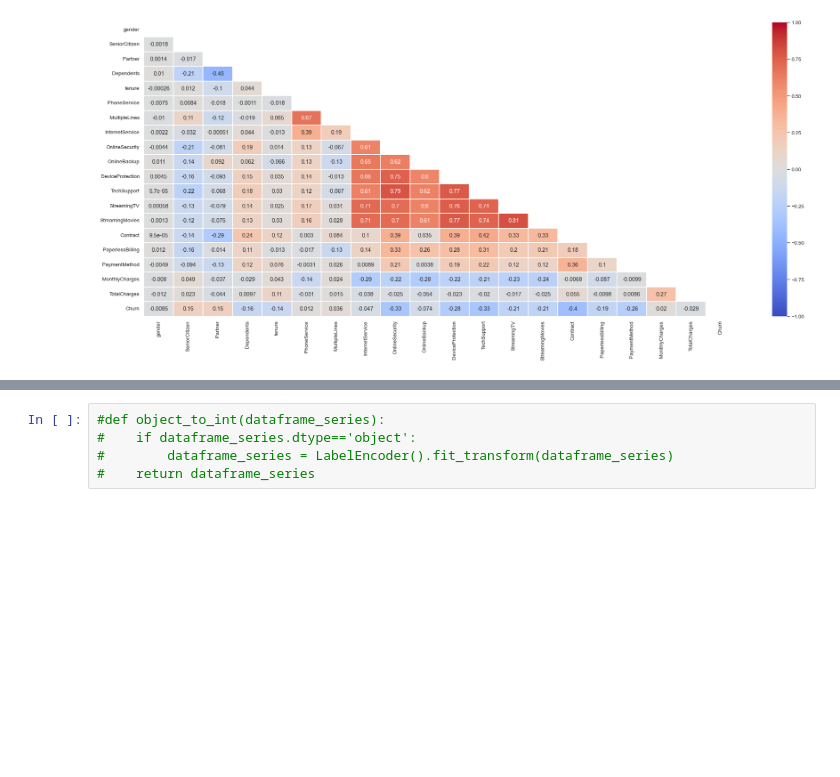
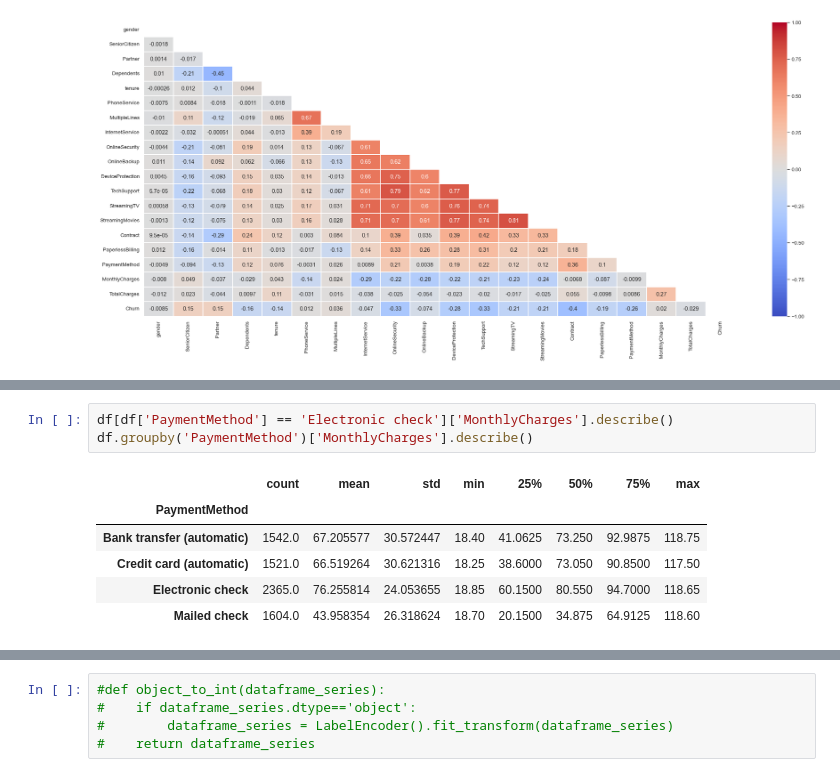
Before and after one commit to Ahmed-Estiak/customer-churn-demo, a Jupyter notebook: customer-churn1demo.ipynb, the cells around one changed output, grey strips where cells are left out. Drawn from its saved outputs; the diff is of its cells as text; blank space fills up the shorter version.

```diff
--- a/customer-churn1demo.ipynb
+++ b/customer-churn1demo.ipynb
@@ -1107,0 +1161,10 @@ ax = sns.heatmap(corr, mask=mask, xticklabels=corr.columns, yticklabels=corr.col
+# %%
+df[df['PaymentMethod'] == 'Electronic check']['MonthlyCharges'].describe()
+df.groupby('PaymentMethod')['MonthlyCharges'].describe()
+# %% [output]
+|  | count | mean | std | min | 25% | 50% | 75% | max |
+| PaymentMethod |  |  |  |  |  |  |  |  |
+| Bank transfer (automatic) | 1542.0 | 67.205577 | 30.572447 | 18.40 | 41.0625 | 73.250 | 92.9875 | 118.75 |
+| Credit card (automatic) | 1521.0 | 66.519264 | 30.621316 | 18.25 | 38.6000 | 73.050 | 90.8500 | 117.50 |
+| Electronic check | 2365.0 | 76.255814 | 24.053655 | 18.85 | 60.1500 | 80.550 | 94.7000 | 118.65 |
+| Mailed check | 1604.0 | 43.958354 | 26.318624 | 18.70 | 20.1500 | 34.875 | 64.9125 | 118.60 |
```
Also changed, not shown: parts of 14 cells of this notebook.
